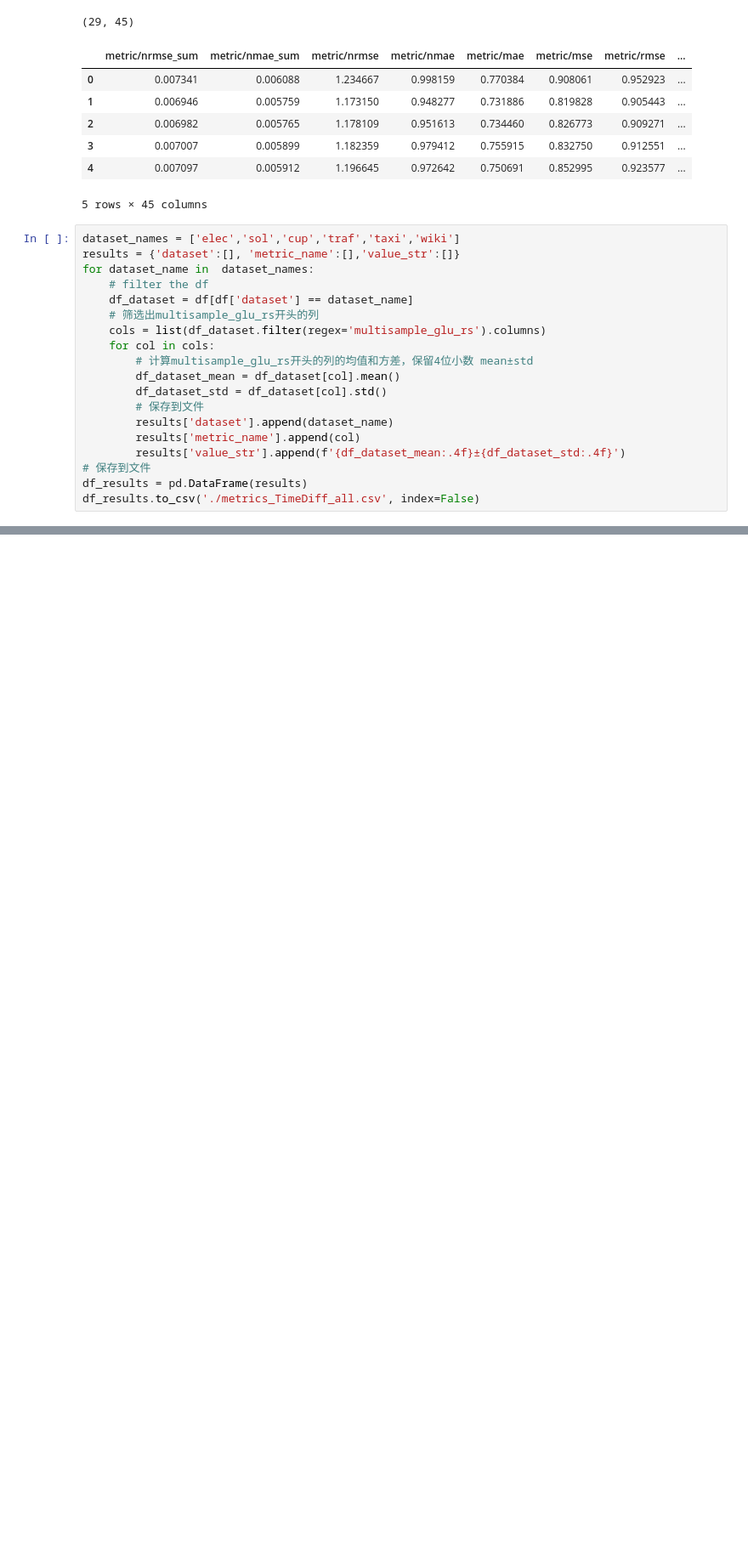
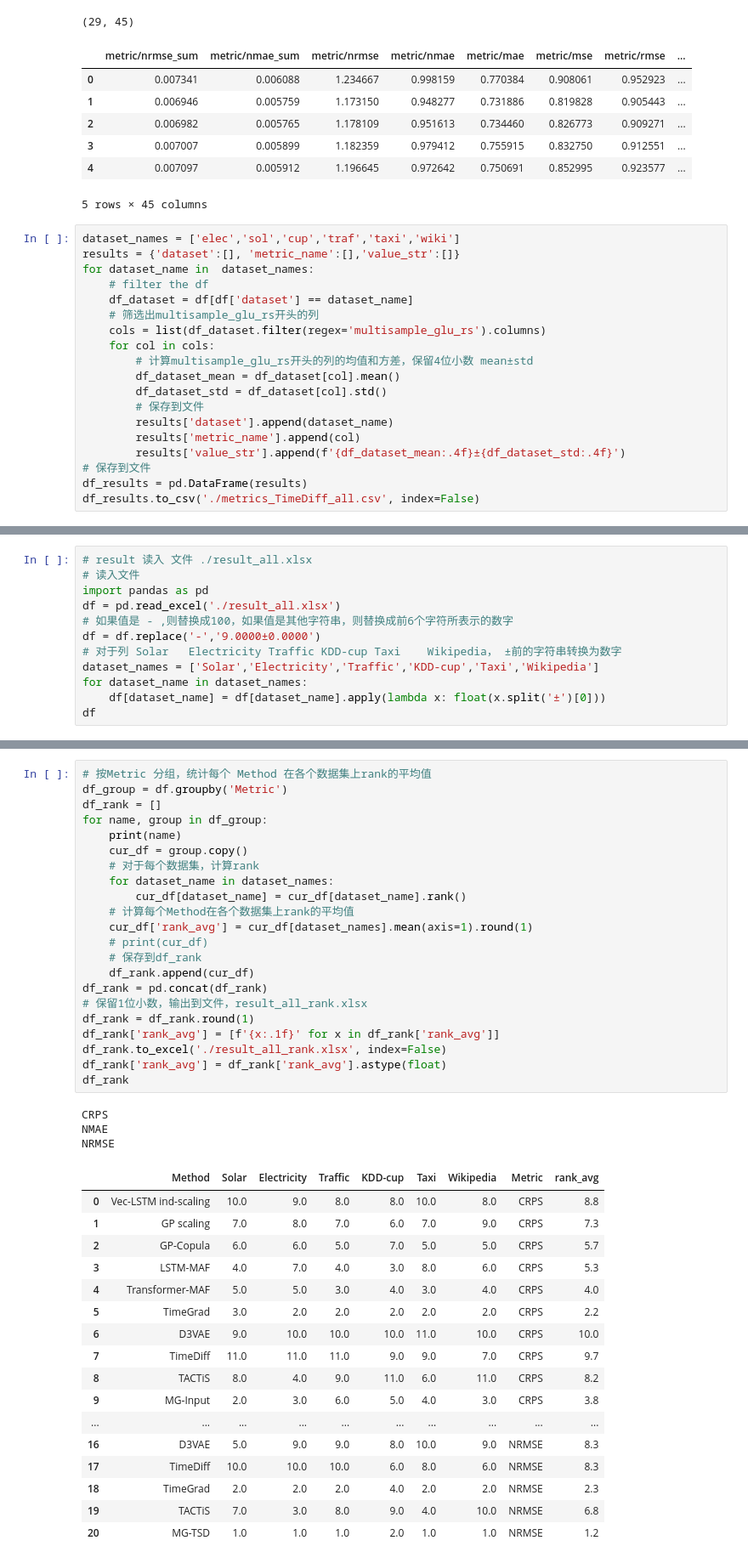
Before and after one commit to Hundredl/MG-TSD-BASELINE, a Jupyter notebook: result_analysis/analysis.ipynb, the cells around one changed output, grey strips where cells are left out. Shown at 85% size. Saved outputs shown, nothing was run; the diff lists cells and outputs as text; blank space fills up the shorter version.

```diff
--- a/result_analysis/analysis.ipynb
+++ b/result_analysis/analysis.ipynb
@@ -40,0 +45,12 @@ df_results.to_csv('./metrics_TimeDiff_all.csv', index=False)
+# %%
+# result 读入 文件 ./result_all.xlsx
+# 读入文件
+import pandas as pd
+df = pd.read_excel('./result_all.xlsx')
+# 如果值是 - ,则替换成100，如果值是其他字符串，则替换成前6个字符所表示的数字
+df = df.replace('-','9.0000±0.0000')
+# 对于列 Solar	Electricity	Traffic	KDD-cup	Taxi	Wikipedia， ±前的字符串转换为数字
+dataset_names = ['Solar','Electricity','Traffic','KDD-cup','Taxi','Wikipedia']
+for dataset_name in dataset_names:
+    df[dataset_name] = df[dataset_name].apply(lambda x: float(x.split('±')[0]))
+df
@@ -40,0 +75,43 @@ df_results.to_csv('./metrics_TimeDiff_all.csv', index=False)
+# %%
+# 按Metric 分组，统计每个 Method 在各个数据集上rank的平均值
+df_group = df.groupby('Metric')
+df_rank = []
+for name, group in df_group:
+    print(name)
+    cur_df = group.copy()
+    # 对于每个数据集，计算rank
+    for dataset_name in dataset_names:
+        cur_df[dataset_name] = cur_df[dataset_name].rank()
+    # 计算每个Method在各个数据集上rank的平均值
+    cur_df['rank_avg'] = cur_df[dataset_names].mean(axis=1).round(1)
+    # print(cur_df)
+    # 保存到df_rank
+    df_rank.append(cur_df)
+df_rank = pd.concat(df_rank)
+# 保留1位小数，输出到文件，result_all_rank.xlsx
+df_rank = df_rank.round(1)
+df_rank['rank_avg'] = [f'{x:.1f}' for x in df_rank['rank_avg']]
+df_rank.to_excel('./result_all_rank.xlsx', index=False)
+df_rank['rank_avg'] = df_rank['rank_avg'].astype(float)
+df_rank
+# %% [output]
+CRPS
+NMAE
+NRMSE
+|  | Method | Solar | Electricity | Traffic | KDD-cup | Taxi | Wikipedia | Metric | rank_avg |
+| 0 | Vec-LSTM ind-scaling | 10.0 | 9.0 | 8.0 | 8.0 | 10.0 | 8.0 | CRPS | 8.8 |
+| 1 | GP scaling | 7.0 | 8.0 | 7.0 | 6.0 | 7.0 | 9.0 | CRPS | 7.3 |
+| 2 | GP-Copula | 6.0 | 6.0 | 5.0 | 7.0 | 5.0 | 5.0 | CRPS | 5.7 |
+| 3 | LSTM-MAF | 4.0 | 7.0 | 4.0 | 3.0 | 8.0 | 6.0 | CRPS | 5.3 |
+| 4 | Transformer-MAF | 5.0 | 5.0 | 3.0 | 4.0 | 3.0 | 4.0 | CRPS | 4.0 |
+| 5 | TimeGrad | 3.0 | 2.0 | 2.0 | 2.0 | 2.0 | 2.0 | CRPS | 2.2 |
+| 6 | D3VAE | 9.0 | 10.0 | 10.0 | 10.0 | 11.0 | 10.0 | CRPS | 10.0 |
+| 7 | TimeDiff | 11.0 | 11.0 | 11.0 | 9.0 | 9.0 | 7.0 | CRPS | 9.7 |
+| 8 | TACTiS | 8.0 | 4.0 | 9.0 | 11.0 | 6.0 | 11.0 | CRPS | 8.2 |
+| 9 | MG-Input | 2.0 | 3.0 | 6.0 | 5.0 | 4.0 | 3.0 | CRPS | 3.8 |
+| ... | ... | ... | ... | ... | ... | ... | ... | ... | ... |
+| 16 | D3VAE | 5.0 | 9.0 | 9.0 | 8.0 | 10.0 | 9.0 | NRMSE | 8.3 |
+| 17 | TimeDiff | 10.0 | 10.0 | 10.0 | 6.0 | 8.0 | 6.0 | NRMSE | 8.3 |
+| 18 | TimeGrad | 2.0 | 2.0 | 2.0 | 4.0 | 2.0 | 2.0 | NRMSE | 2.3 |
+| 19 | TACTiS | 7.0 | 3.0 | 8.0 | 9.0 | 4.0 | 10.0 | NRMSE | 6.8 |
+| 20 | MG-TSD | 1.0 | 1.0 | 1.0 | 2.0 | 1.0 | 1.0 | NRMSE | 1.2 |
```
Also changed, not shown: parts of 5 cells of this notebook, 5 other files.
